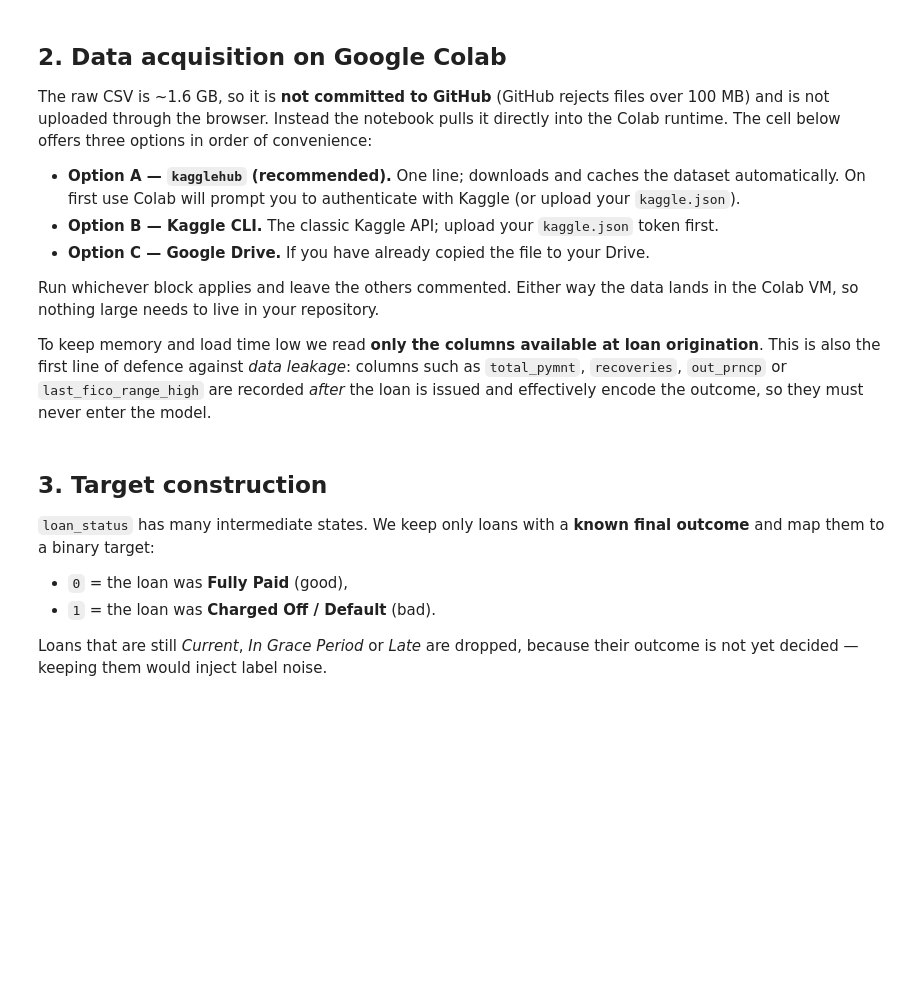
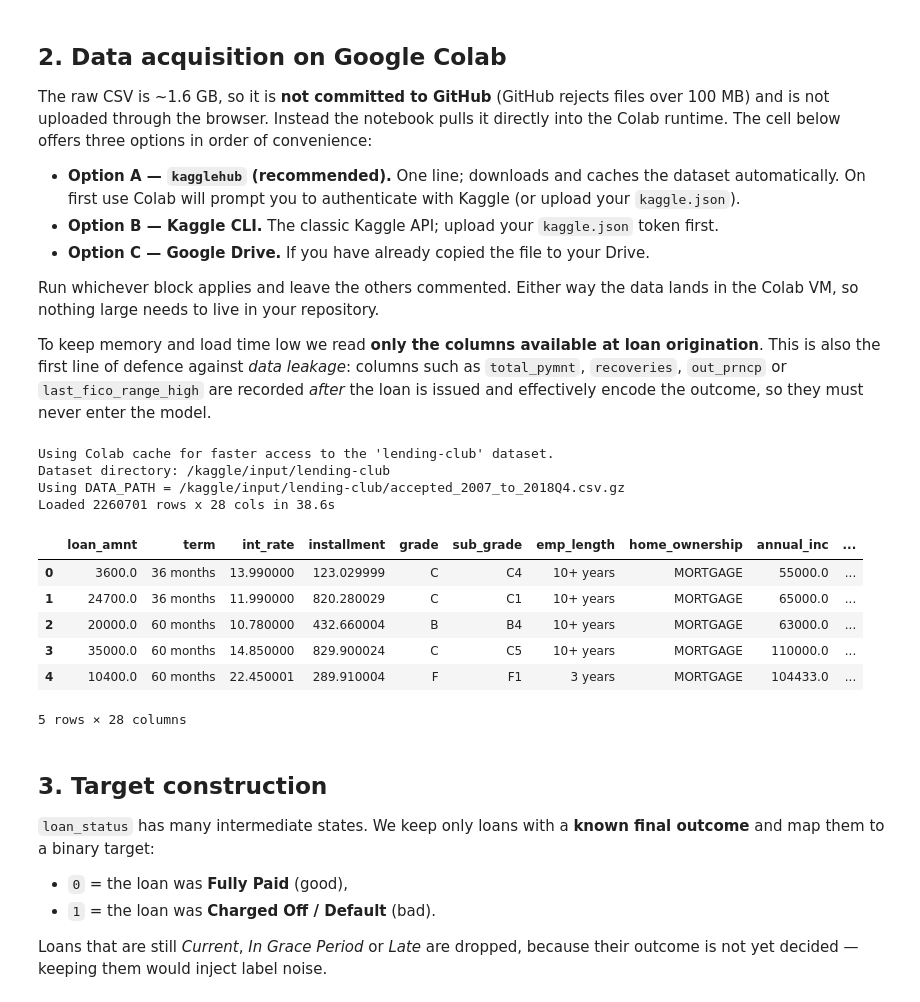
Before and after one commit to Eddydev-ALU/lending-club-risk-modeling, a Jupyter notebook: lending_club_default_risk.ipynb, the cells around one changed output. Saved outputs shown, nothing was run; the diff lists cells and outputs as text; code cells hidden in the pictures; blank space fills up the shorter version.

```diff
--- a/lending_club_default_risk.ipynb
+++ b/lending_club_default_risk.ipynb
@@ -116,37 +122,55 @@ the outcome, so they must never enter the model.
 # %%
 # ===== Option A: kagglehub (recommended) =====================================
 # Downloads + caches the dataset; prompts for Kaggle auth on first use.
+import glob
 import kagglehub
 ds_dir = kagglehub.dataset_download('wordsforthewise/lending-club')
-DATA_PATH = os.path.join(ds_dir, 'accepted_2007_to_2018Q4.csv')
 print('Dataset directory:', ds_dir)
+
+# The Kaggle copy is gzip-compressed and may sit in a subfolder, so locate the
+# 'accepted...' file instead of hardcoding its name (pandas reads .gz transparently).
+matches = sorted(glob.glob(os.path.join(ds_dir, '**', 'accepted_2007_to_2018Q4*'), recursive=True))
+assert matches, 'Could not find the accepted-loans file under ' + ds_dir
+DATA_PATH = matches[0]
 
 # ===== Option B: Kaggle CLI (upload kaggle.json first) =======================
 # !pip -q install kaggle && mkdir -p ~/.kaggle && cp kaggle.json ~/.kaggle/ && chmod 600 ~/.kaggle/kaggle.json
 # !kaggle datasets download -d wordsforthewise/lending-club -f accepted_2007_to_2018Q4.csv.gz
 # DATA_PATH = 'accepted_2007_to_2018Q4.csv.gz'   # pandas decompresses .gz transparently
 
 # ===== Option C: Google Drive ===============================================
 # from google.colab import drive; drive.mount('/content/drive')
 # DATA_PATH = '/content/drive/MyDrive/accepted_2007_to_2018Q4.csv'
 
 print('Using DATA_PATH =', DATA_PATH)
 
 # Origination-time columns only (no post-issuance / outcome-leaking fields).
 USE_COLS = [
     'loan_amnt', 'term', 'int_rate', 'installment', 'grade', 'sub_grade', 'emp_length',
     'home_ownership', 'annual_inc', 'verification_status', 'issue_d', 'loan_status',
     'purpose', 'dti', 'delinq_2yrs', 'earliest_cr_line', 'fico_range_low', 'fico_range_high',
     'inq_last_6mths', 'mths_since_last_delinq', 'open_acc', 'pub_rec', 'revol_bal',
     'revol_util', 'total_acc', 'application_type', 'mort_acc', 'pub_rec_bankruptcies',
 ]
 DTYPES = {'loan_amnt': 'float32', 'int_rate': 'float32', 'installment': 'float32',
           'annual_inc': 'float32', 'dti': 'float32', 'revol_bal': 'float32', 'revol_util': 'float32'}
 
 t0 = time.time()
 df = pd.read_csv(DATA_PATH, usecols=USE_COLS, dtype=DTYPES, low_memory=False)
 print('Loaded {} rows x {} cols in {:.1f}s'.format(df.shape[0], df.shape[1], time.time() - t0))
 df.head()
+# %% [output]
+Using Colab cache for faster access to the 'lending-club' dataset.
+Dataset directory: /kaggle/input/lending-club
+Using DATA_PATH = /kaggle/input/lending-club/accepted_2007_to_2018Q4.csv.gz
+Loaded 2260701 rows x 28 cols in 38.6s
+|  | loan_amnt | term | int_rate | installment | grade | sub_grade | emp_length | home_ownership | annual_inc | ... |
+| 0 | 3600.0 | 36 months | 13.990000 | 123.029999 | C | C4 | 10+ years | MORTGAGE | 55000.0 | ... |
+| 1 | 24700.0 | 36 months | 11.990000 | 820.280029 | C | C1 | 10+ years | MORTGAGE | 65000.0 | ... |
+| 2 | 20000.0 | 60 months | 10.780000 | 432.660004 | B | B4 | 10+ years | MORTGAGE | 63000.0 | ... |
+| 3 | 35000.0 | 60 months | 14.850000 | 829.900024 | C | C5 | 10+ years | MORTGAGE | 110000.0 | ... |
+| 4 | 10400.0 | 60 months | 22.450001 | 289.910004 | F | F1 | 3 years | MORTGAGE | 104433.0 | ... |
+5 rows × 28 columns
 # %% [markdown]
 ## 3. Target construction
 
```
Also changed, not shown: parts of 28 cells of this notebook.
